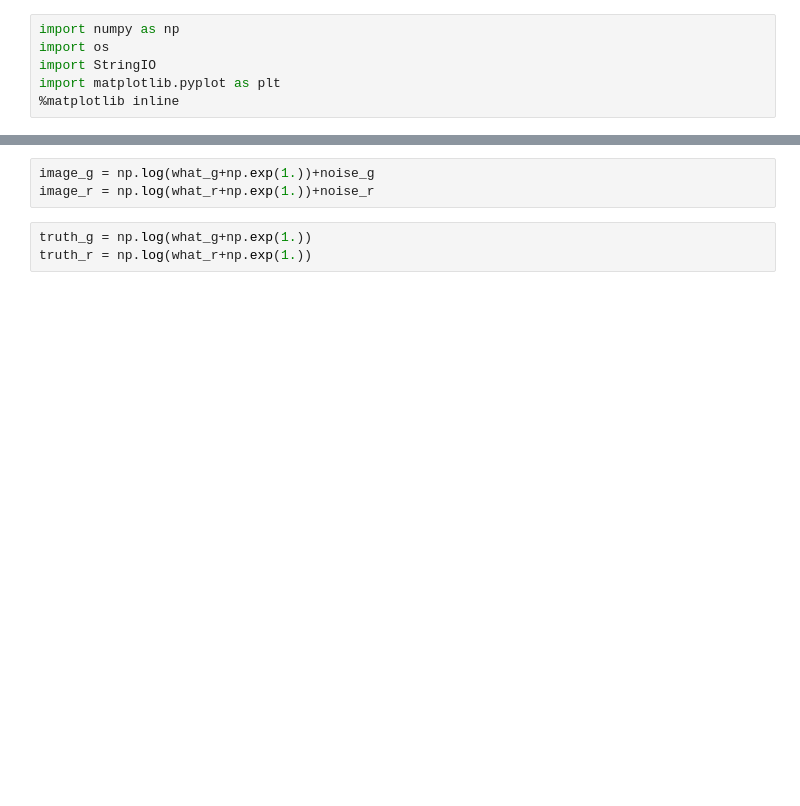
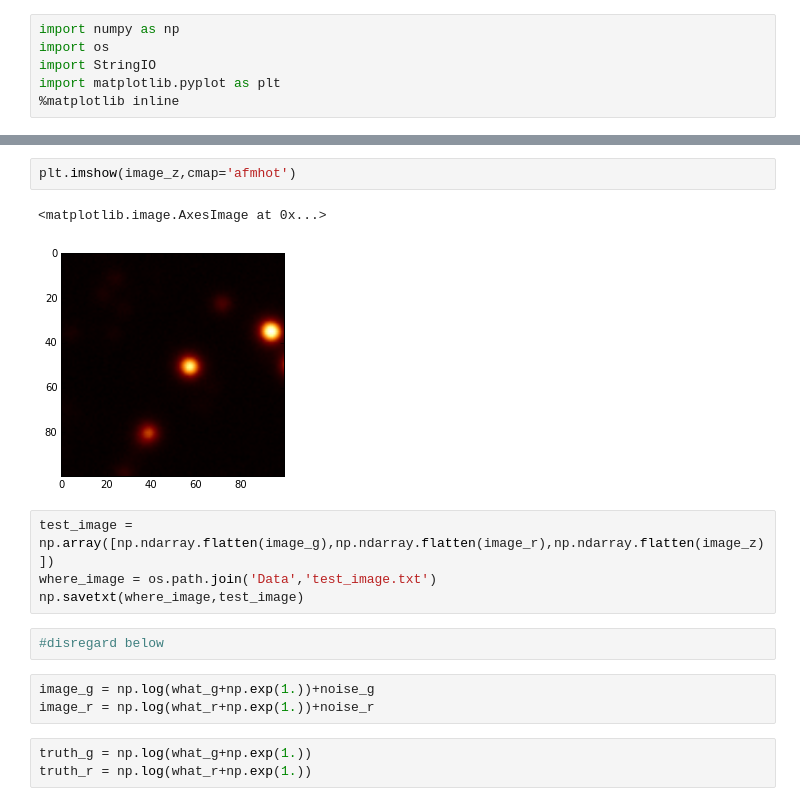
Before and after one commit to eggplantbren/StarStudded, a Jupyter notebook: code/dataprep.ipynb, the cells around one changed output, grey strips where cells are left out. Drawn from its saved outputs; the diff is of its cells as text; blank space fills up the shorter version.

```diff
--- a/code/dataprep.ipynb
+++ b/code/dataprep.ipynb
@@ -32,3 +34,14 @@ plt.imshow(np.log(what_r+np.exp(1.))+noise_r,cmap = 'afmhot')
+# %%
+plt.imshow(image_z,cmap='afmhot')
+# %% [output]
+<matplotlib.image.AxesImage at 0x...>
+[figure, added]
+# %%
+test_image = np.array([np.ndarray.flatten(image_g),np.ndarray.flatten(image_r),np.ndarray.flatten(image_z)])
+where_image = os.path.join('Data','test_image.txt')
+np.savetxt(where_image,test_image)
+# %%
+#disregard below
 # %%
 image_g = np.log(what_g+np.exp(1.))+noise_g
 image_r = np.log(what_r+np.exp(1.))+noise_r
```
Also changed, not shown: parts of 8 cells of this notebook.
